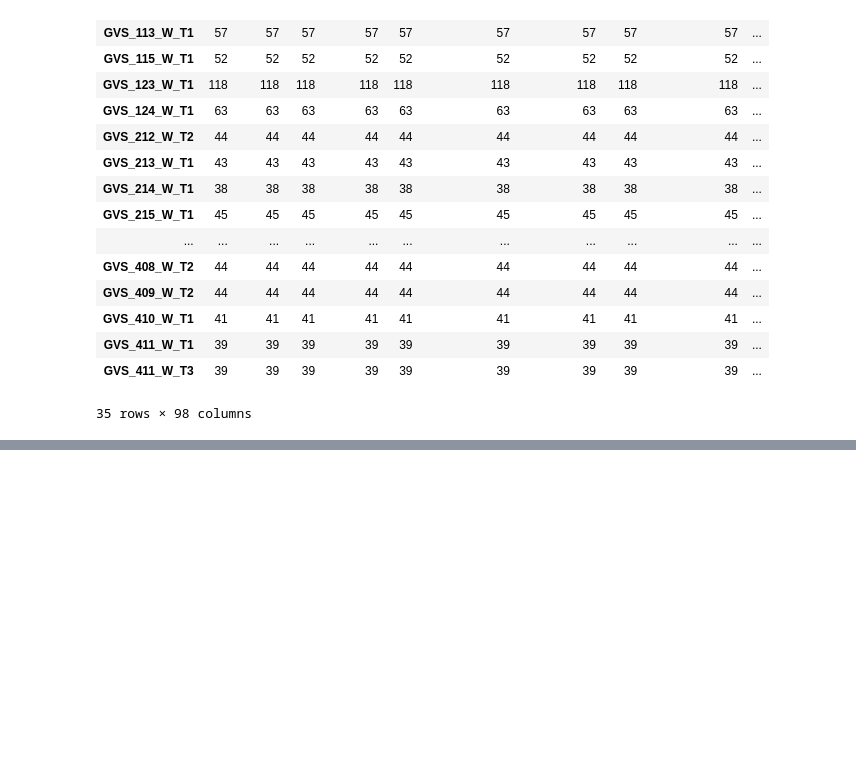
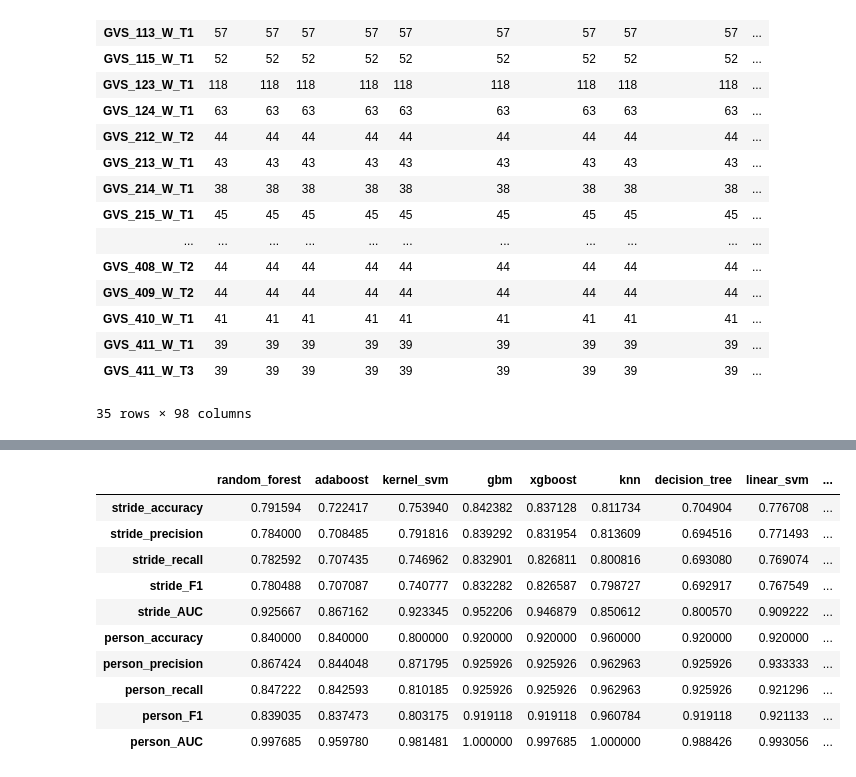
Before and after one commit to kaurrachneet6/Vision-Based-Gait-Analysis-Framework-for-Predicting-Multiple-Sclerosis, a Jupyter notebook: Machine Learning/TaskGeneralizeWtoWT_MLtraditional.ipynb, the cells around one changed output, grey strips where cells are left out. Cells and saved outputs as stored; diff of their text form; code cells hidden in the pictures; blank space fills up the shorter version.

```diff
--- a/Machine Learning/TaskGeneralizeWtoWT_MLtraditional.ipynb
+++ b/Machine Learning/TaskGeneralizeWtoWT_MLtraditional.ipynb
@@ -335,0 +382,16 @@ trialW.groupby(['video']).count()
+# %%
+ml_models = ['logistic_regression', 'mlp']
+
+for ml_model in ml_models:
+    print (ml_model)
+    predict_probs_person, stride_person_metrics = models(trainX_norm, trainY, testX_norm, testY, ml_model) #predict_probs_person,
+    raw_metrics[ml_model] = stride_person_metrics
+    predicted_probs_person[ml_model+'_HOA'] = predict_probs_person[0]
+    predicted_probs_person[ml_model+'_MS'] = predict_probs_person[1]
+    predicted_probs_person[ml_model+'_PD'] = predict_probs_person[2]
+    print ('********************************')
+
+# raw_metrics.index = ['stride_accuracy', 'stride_precision', 'stride_recall', 'stride_F1', 'stride_AUC', 'person_accuracy',
+#                      'person_precision', 'person_recall', 'person_F1', 'person_AUC']
+# raw_metrics.to_csv(path+'trial_generalize_results_raw_data.csv')
+# predicted_probs_person_raw.to_csv(path+'trial_generalize_ROCresults_raw_data.csv')
@@ -336,9 +441,5 @@ trialW.groupby(['video']).count()
 # %%
-ml_models = ['random_forest', 'adaboost', 'kernel_svm', 'gbm', 'xgboost', 'knn', 'decision_tree',  'linear_svm',
-             'logistic_regression']
-raw_metrics = pd.DataFrame(columns = ml_models) #Dataframe to store accuracies for each ML model for raw data
-#For storing predicted probabilities for person (for class 1) to show ROC curves
-predicted_probs_person = pd.DataFrame(columns = [ml_model + cohort for ml_model in ml_models for cohort in ['_HOA', '_MS', '_PD'] ])
+ml_models = ['linear_svm']
 
 for ml_model in ml_models:
     print (ml_model)
@@ -358,5 +476,22 @@ random_forest
 # %%
 predicted_probs_person
+# %%
+raw_metrics.index = ['stride_accuracy', 'stride_precision', 'stride_recall', 'stride_F1', 'stride_AUC', 'person_accuracy',
+                     'person_precision', 'person_recall', 'person_F1', 'person_AUC']
+
+raw_metrics
+# %% [output]
+|  | random_forest | adaboost | kernel_svm | gbm | xgboost | knn | decision_tree | linear_svm | ... |
+| stride_accuracy | 0.791594 | 0.722417 | 0.753940 | 0.842382 | 0.837128 | 0.811734 | 0.704904 | 0.776708 | ... |
+| stride_precision | 0.784000 | 0.708485 | 0.791816 | 0.839292 | 0.831954 | 0.813609 | 0.694516 | 0.771493 | ... |
+| stride_recall | 0.782592 | 0.707435 | 0.746962 | 0.832901 | 0.826811 | 0.800816 | 0.693080 | 0.769074 | ... |
+| stride_F1 | 0.780488 | 0.707087 | 0.740777 | 0.832282 | 0.826587 | 0.798727 | 0.692917 | 0.767549 | ... |
+| stride_AUC | 0.925667 | 0.867162 | 0.923345 | 0.952206 | 0.946879 | 0.850612 | 0.800570 | 0.909222 | ... |
+| person_accuracy | 0.840000 | 0.840000 | 0.800000 | 0.920000 | 0.920000 | 0.960000 | 0.920000 | 0.920000 | ... |
+| person_precision | 0.867424 | 0.844048 | 0.871795 | 0.925926 | 0.925926 | 0.962963 | 0.925926 | 0.933333 | ... |
+| person_recall | 0.847222 | 0.842593 | 0.810185 | 0.925926 | 0.925926 | 0.962963 | 0.925926 | 0.921296 | ... |
+| person_F1 | 0.839035 | 0.837473 | 0.803175 | 0.919118 | 0.919118 | 0.960784 | 0.919118 | 0.921133 | ... |
+| person_AUC | 0.997685 | 0.959780 | 0.981481 | 1.000000 | 0.997685 | 1.000000 | 0.988426 | 0.993056 | ... |
 # %%
 #ROC curves for cohort prediction
 ml_models = ['random_forest',  'kernel_svm',  'xgboost', 'gbm', 'mlp']
```
Also changed, not shown: parts of 4 cells of this notebook.
